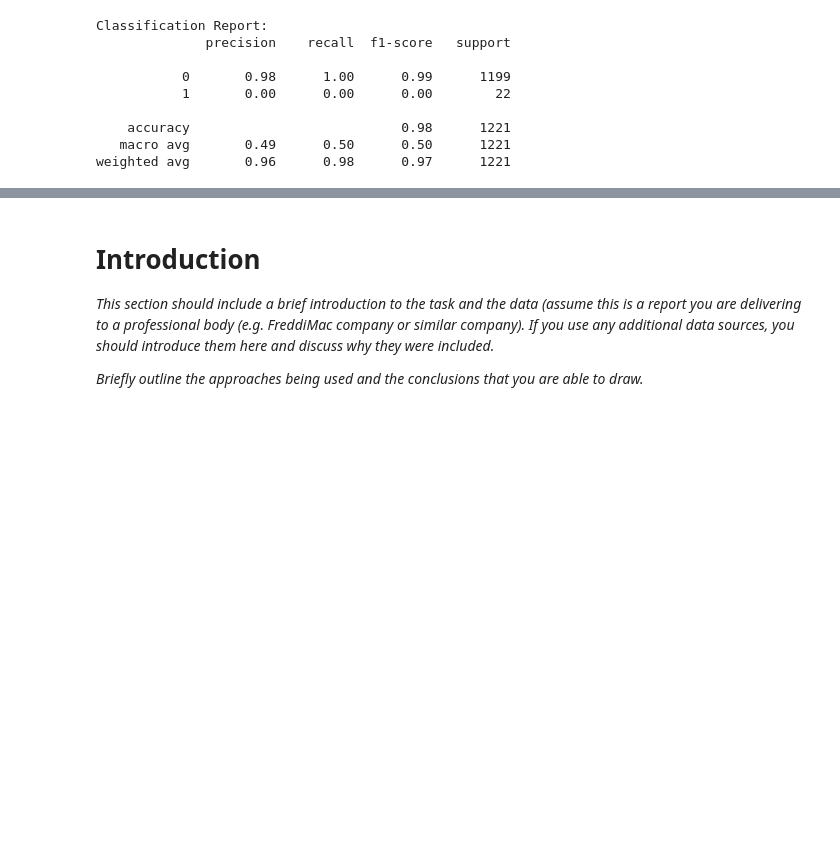
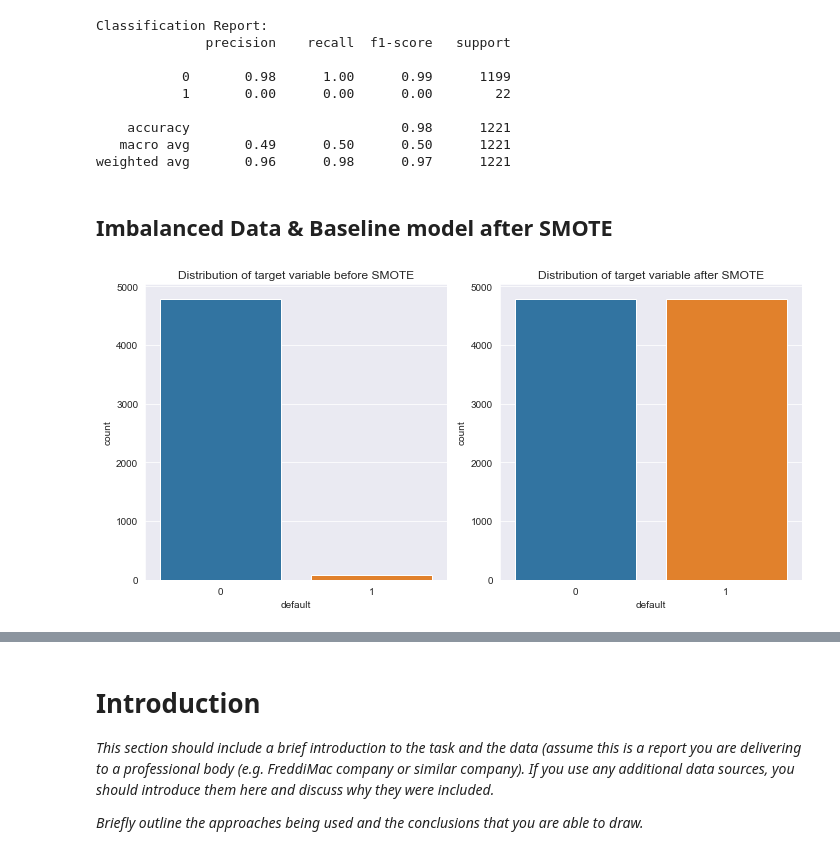
Before and after one commit to IRis0550/mlpy_2, a Jupyter notebook: project2.ipynb, the cells around one changed output, grey strips where cells are left out. Drawn from its saved outputs; the diff is of its cells as text; code cells hidden in the pictures; blank space fills up the shorter version.

Commit message:
baseline model & smote(imbalance data)

```diff
--- a/project2.ipynb
+++ b/project2.ipynb
@@ -219,3 +219,33 @@ Classification Report:
     accuracy                           0.98      1221
    macro avg       0.49      0.50      0.50      1221
 weighted avg       0.96      0.98      0.97      1221
+# %% [markdown]
+## Imbalanced Data & Baseline model after SMOTE
+# %%
+from imblearn.over_sampling import SMOTE
+
+# Assuming X_train and y_train are your training features and labels, respectively
+# Initialize SMOTE
+smote = SMOTE(random_state=42)
+
+# Apply SMOTE to generate synthetic samples
+X_train_smote, y_train_smote = smote.fit_resample(X_train, y_train)
+# %%
+import seaborn as sns
+import matplotlib.pyplot as plt
+
+# Plot the distribution of the target variable before SMOTE
+plt.figure(figsize=(10, 5))
+plt.subplot(1, 2, 1)
+sns.countplot(y_train)
+plt.title('Distribution of target variable before SMOTE')
+
+# Plot the distribution of the target variable after SMOTE
+plt.subplot(1, 2, 2)
+sns.countplot(y_train_smote)
+plt.title('Distribution of target variable after SMOTE')
+
+plt.tight_layout()
+plt.show()
+# %% [output]
+[figure, added]
```
Also changed, not shown: parts of 3 cells of this notebook.
